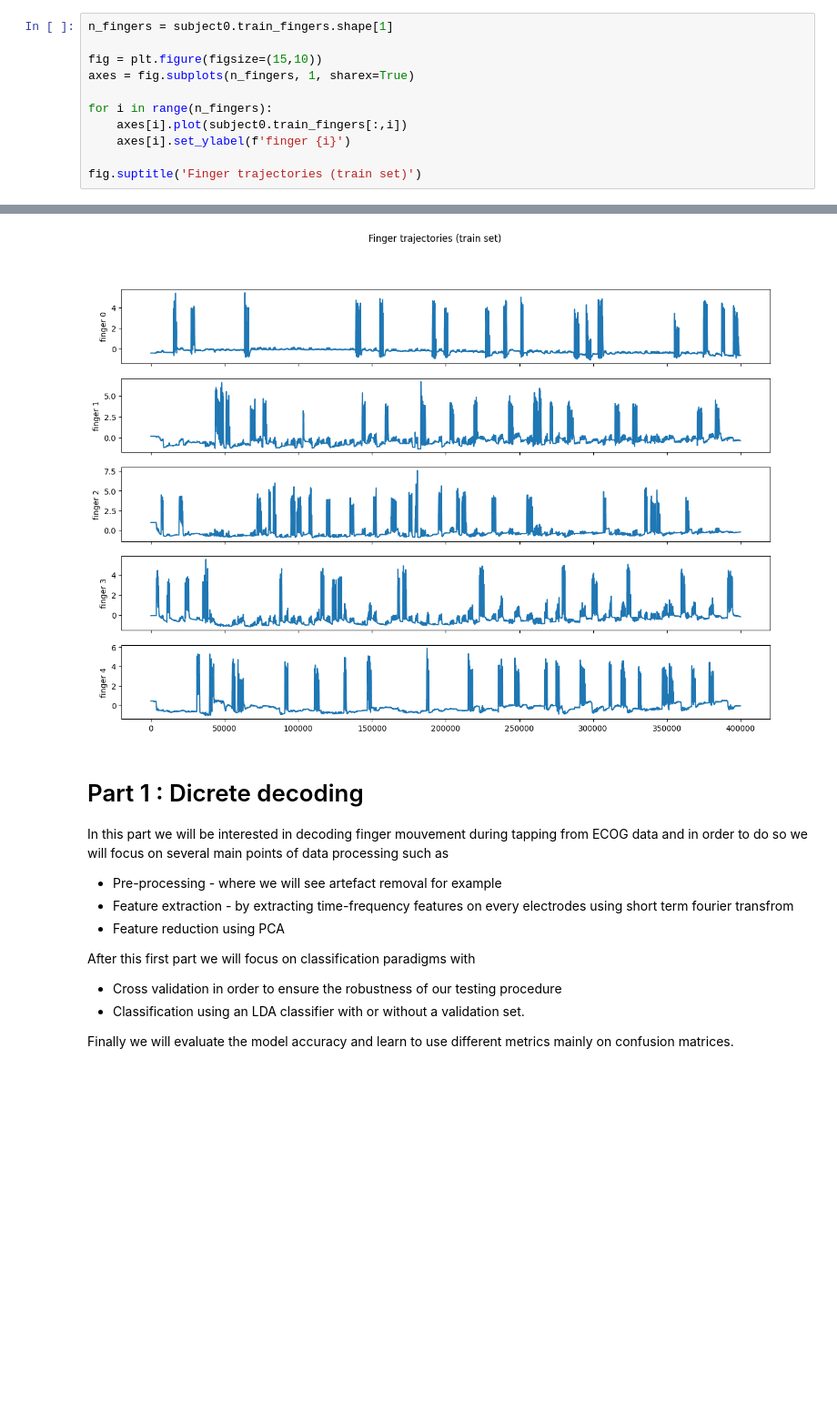
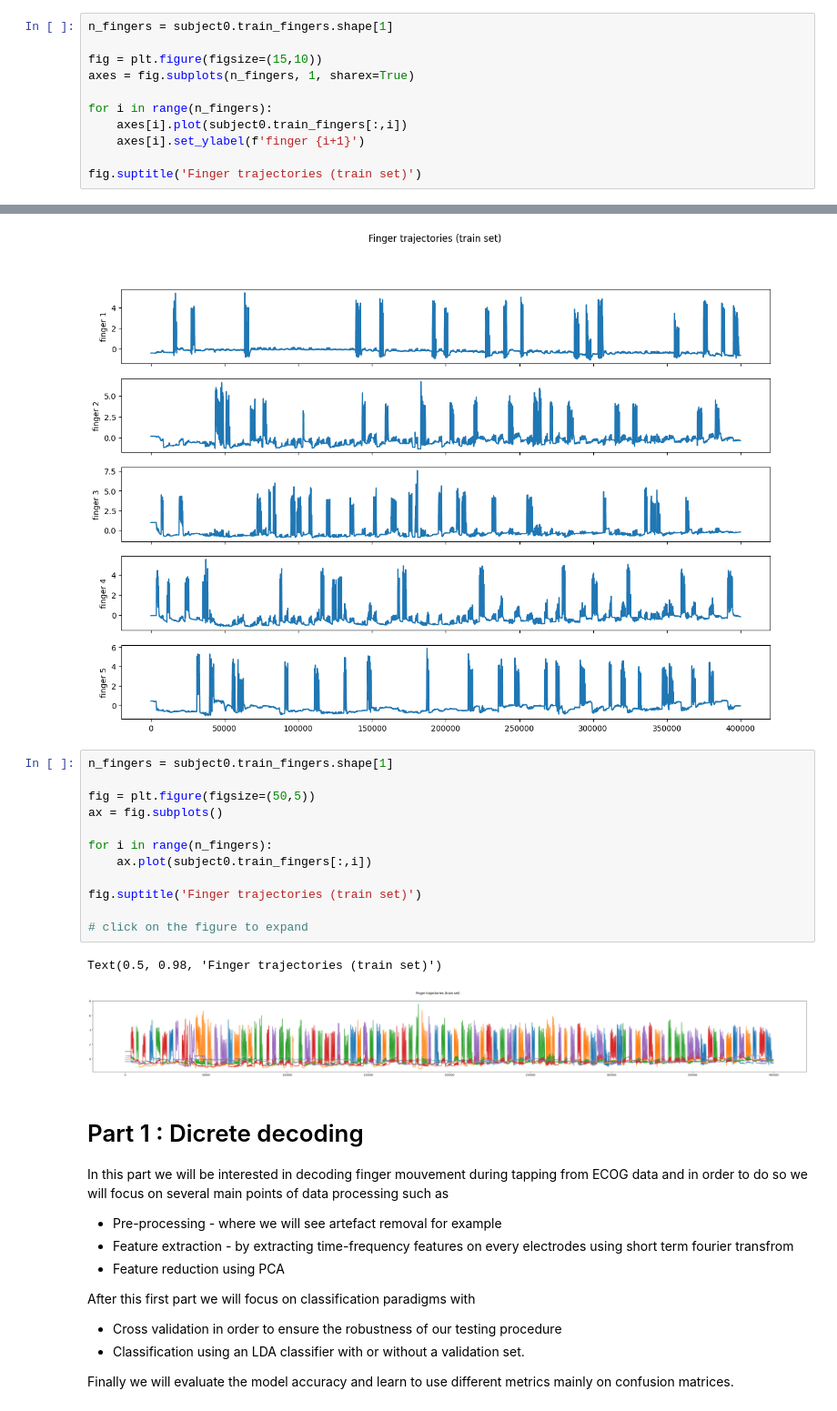
Before and after one commit to gaheldev/tp-decoding, a Jupyter notebook: notebook.ipynb, the cells around one changed output, grey strips where cells are left out. Shown at 91% size. Saved outputs shown, nothing was run; the diff lists cells and outputs as text; blank space fills up the shorter version.

Commit message:
Add plot of all fingers on one plot

```diff
--- a/notebook.ipynb
+++ b/notebook.ipynb
@@ -124,12 +124,27 @@ axes = fig.subplots(n_fingers, 1, sharex=True)
 
 for i in range(n_fingers):
     axes[i].plot(subject0.train_fingers[:,i])
-    axes[i].set_ylabel(f'finger {i}')
+    axes[i].set_ylabel(f'finger {i+1}')
 
 fig.suptitle('Finger trajectories (train set)')
 # %% [output]
 Text(0.5, 0.98, 'Finger trajectories (train set)')
 [figure]
+# %%
+n_fingers = subject0.train_fingers.shape[1]
+
+fig = plt.figure(figsize=(50,5))
+ax = fig.subplots()
+
+for i in range(n_fingers):
+    ax.plot(subject0.train_fingers[:,i])
+
+fig.suptitle('Finger trajectories (train set)')
+
+# click on the figure to expand
+# %% [output]
+Text(0.5, 0.98, 'Finger trajectories (train set)')
+[figure, added]
 # %% [markdown]
 # Part 1 : Dicrete decoding
 
```
